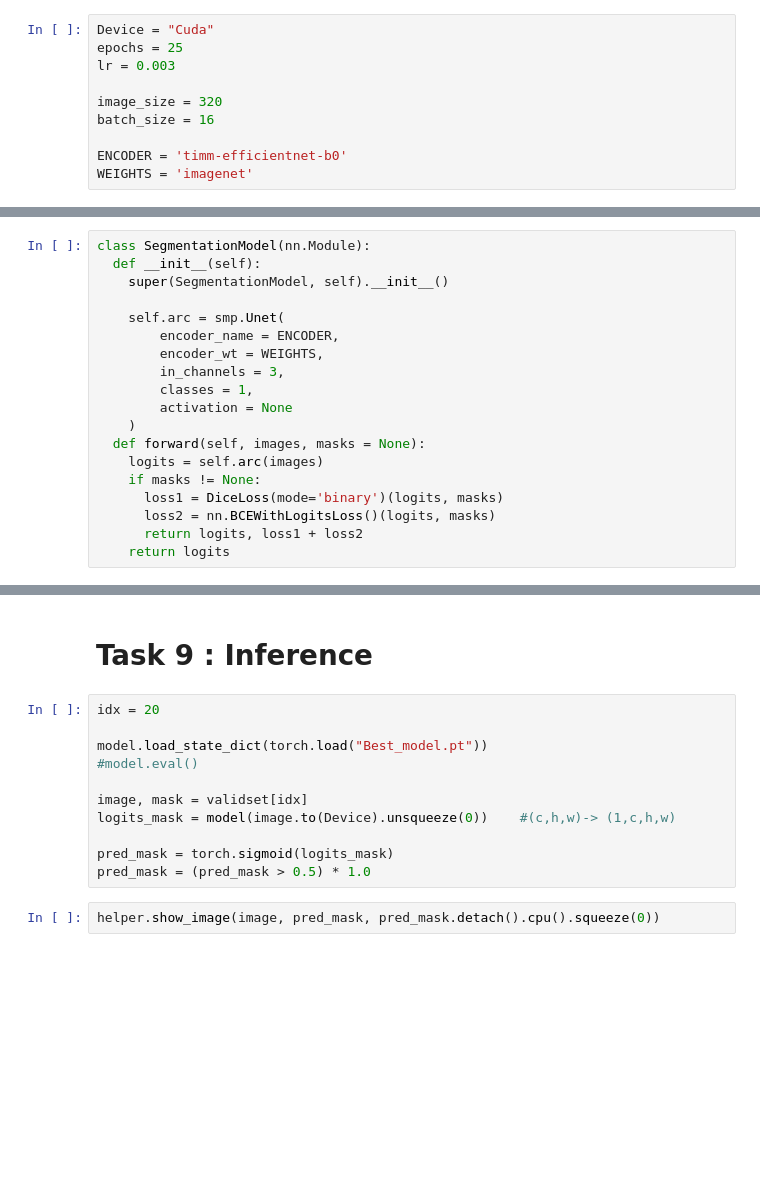
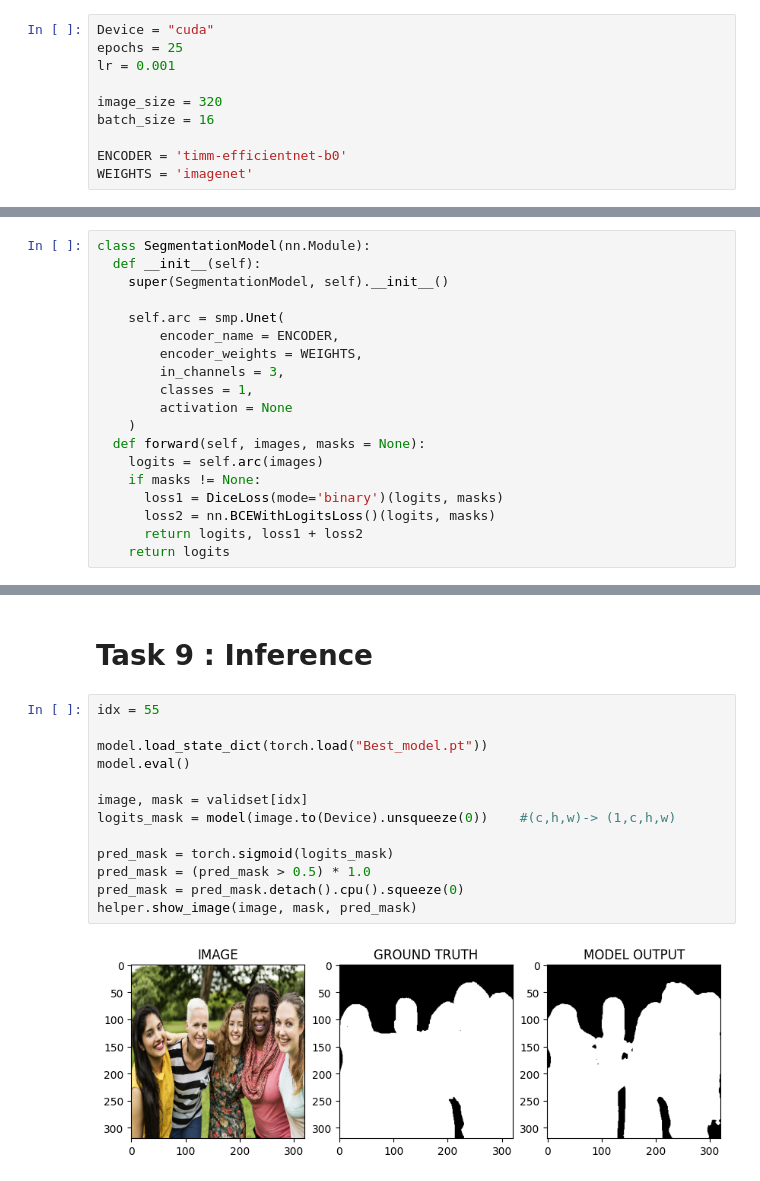
Before and after one commit to NeonLabs146/PyTorch_081, a Jupyter notebook: Deep_Learning_with_PyTorch_ImageSegmentation.ipynb, the cells around one changed output, grey strips where cells are left out. Saved outputs shown, nothing was run; the diff lists cells and outputs as text; blank space fills up the shorter version.

```diff
--- a/Deep_Learning_with_PyTorch_ImageSegmentation.ipynb
+++ b/Deep_Learning_with_PyTorch_ImageSegmentation.ipynb
@@ -64,9 +64,9 @@ import helper  #for visualization
 CSV_FILE = "/content/Human-Segmentation-Dataset-master/train.csv"
 Data_DIR = "/content/"
 # %%
-Device = "Cuda"
+Device = "cuda"
 epochs = 25
-lr = 0.003
+lr = 0.001
 
 image_size = 320
 batch_size = 16
@@ -215,7 +215,7 @@ class SegmentationModel(nn.Module):
 
     self.arc = smp.Unet(
         encoder_name = ENCODER,
-        encoder_wt = WEIGHTS,
+        encoder_weights = WEIGHTS,
         in_channels = 3,
         classes = 1,
         activation = None
@@ -285,15 +321,17 @@ for epoch in range(epochs):
 # %% [markdown]
 # Task 9 : Inference
 # %%
-idx = 20
+idx = 55
 
 model.load_state_dict(torch.load("Best_model.pt"))
-#model.eval()
+model.eval()
 
 image, mask = validset[idx]
 logits_mask = model(image.to(Device).unsqueeze(0))    #(c,h,w)-> (1,c,h,w)
 
 pred_mask = torch.sigmoid(logits_mask)
 pred_mask = (pred_mask > 0.5) * 1.0
+pred_mask = pred_mask.detach().cpu().squeeze(0)
+helper.show_image(image, mask, pred_mask)
+# %% [output]
+[figure, added]
-# %%
-helper.show_image(image, pred_mask, pred_mask.detach().cpu().squeeze(0))
```
Also changed, not shown: parts of 5 cells of this notebook.
